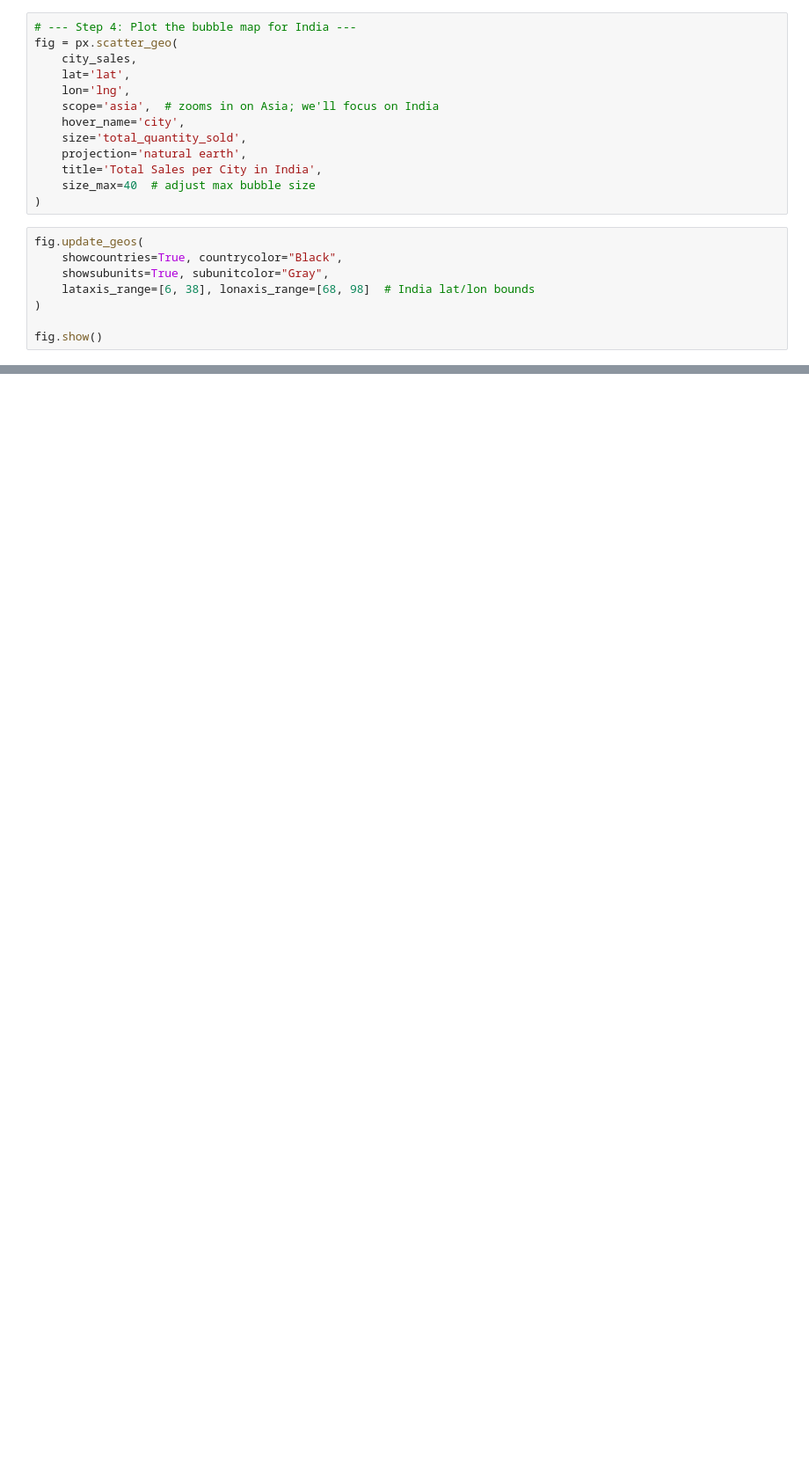
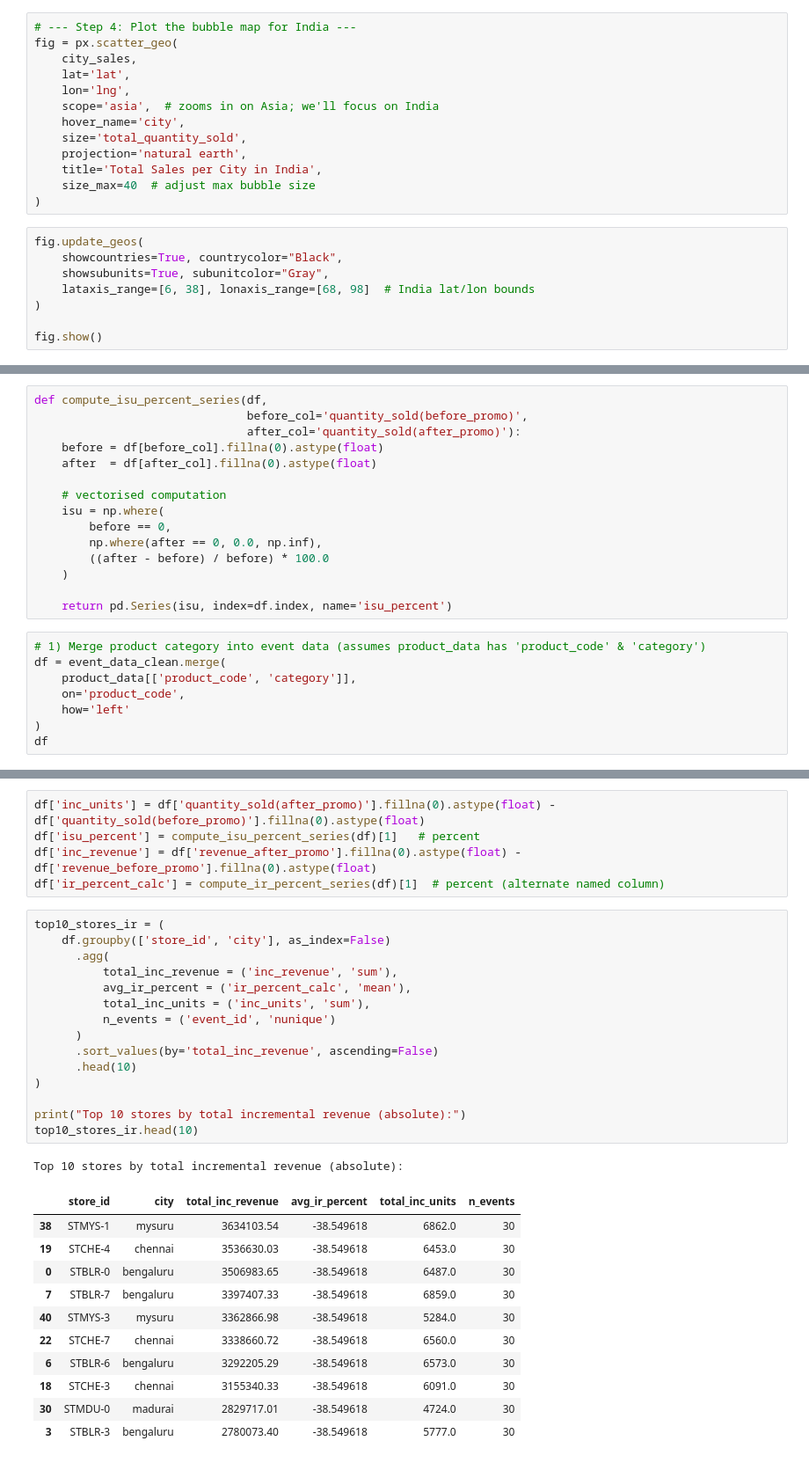
Before and after one commit to Vasista03/-Vasista--Analyse-Promotions-and-Provide-Tangible-Insights-to-Sales-Director, a Jupyter notebook: cleaning.ipynb, the cells around one changed output, grey strips where cells are left out. Shown: that part at 88% size. Cells and saved outputs as stored; diff of their text form; blank space fills up the shorter version.

```diff
--- a/cleaning.ipynb
+++ b/cleaning.ipynb
@@ -349,0 +748,23 @@ fig.show()
+# %%
+def compute_isu_percent_series(df,
+                               before_col='quantity_sold(before_promo)',
+                               after_col='quantity_sold(after_promo)'):
+    before = df[before_col].fillna(0).astype(float)
+    after  = df[after_col].fillna(0).astype(float)
+
+    # vectorised computation
+    isu = np.where(
+        before == 0,
+        np.where(after == 0, 0.0, np.inf),
+        ((after - before) / before) * 100.0
+    )
+
+    return pd.Series(isu, index=df.index, name='isu_percent')
+# %%
+# 1) Merge product category into event data (assumes product_data has 'product_code' & 'category')
+df = event_data_clean.merge(
+    product_data[['product_code', 'category']],
+    on='product_code',
+    how='left'
+)
+df
@@ -349,0 +871,33 @@ fig.show()
+# %%
+df['inc_units'] = df['quantity_sold(after_promo)'].fillna(0).astype(float) - df['quantity_sold(before_promo)'].fillna(0).astype(float)
+df['isu_percent'] = compute_isu_percent_series(df)[1]   # percent
+df['inc_revenue'] = df['revenue_after_promo'].fillna(0).astype(float) - df['revenue_before_promo'].fillna(0).astype(float)
+df['ir_percent_calc'] = compute_ir_percent_series(df)[1]  # percent (alternate named column)
+# %%
+top10_stores_ir = (
+    df.groupby(['store_id', 'city'], as_index=False)
+      .agg(
+          total_inc_revenue = ('inc_revenue', 'sum'),
+          avg_ir_percent = ('ir_percent_calc', 'mean'),
+          total_inc_units = ('inc_units', 'sum'),
+          n_events = ('event_id', 'nunique')
+      )
+      .sort_values(by='total_inc_revenue', ascending=False)
+      .head(10)
+)
+
+print("Top 10 stores by total incremental revenue (absolute):")
+top10_stores_ir.head(10)
+# %% [output]
+Top 10 stores by total incremental revenue (absolute):
+|  | store_id | city | total_inc_revenue | avg_ir_percent | total_inc_units | n_events |
+| 38 | STMYS-1 | mysuru | 3634103.54 | -38.549618 | 6862.0 | 30 |
+| 19 | STCHE-4 | chennai | 3536630.03 | -38.549618 | 6453.0 | 30 |
+| 0 | STBLR-0 | bengaluru | 3506983.65 | -38.549618 | 6487.0 | 30 |
+| 7 | STBLR-7 | bengaluru | 3397407.33 | -38.549618 | 6859.0 | 30 |
+| 40 | STMYS-3 | mysuru | 3362866.98 | -38.549618 | 5284.0 | 30 |
+| 22 | STCHE-7 | chennai | 3338660.72 | -38.549618 | 6560.0 | 30 |
+| 6 | STBLR-6 | bengaluru | 3292205.29 | -38.549618 | 6573.0 | 30 |
+| 18 | STCHE-3 | chennai | 3155340.33 | -38.549618 | 6091.0 | 30 |
+| 30 | STMDU-0 | madurai | 2829717.01 | -38.549618 | 4724.0 | 30 |
+| 3 | STBLR-3 | bengaluru | 2780073.40 | -38.549618 | 5777.0 | 30 |
```
Also changed, not shown: parts of 88 cells of this notebook, 3 other files.
